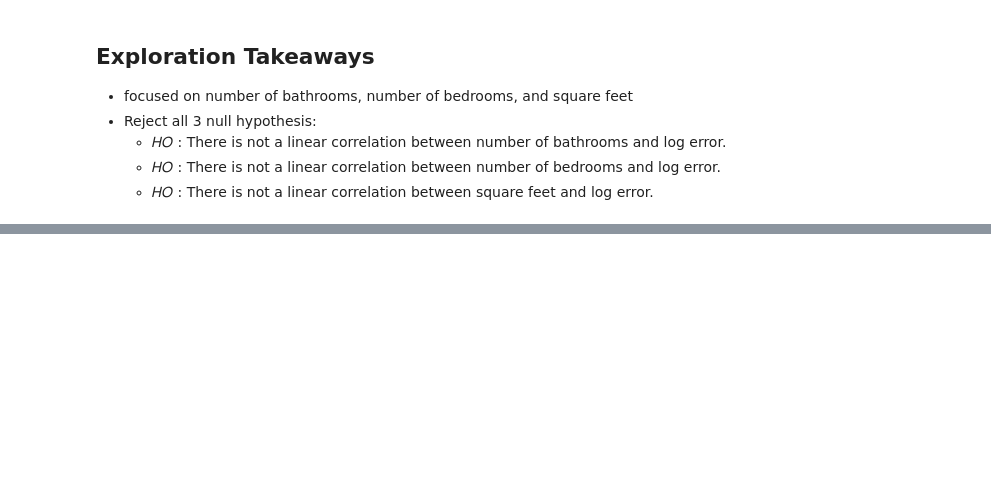
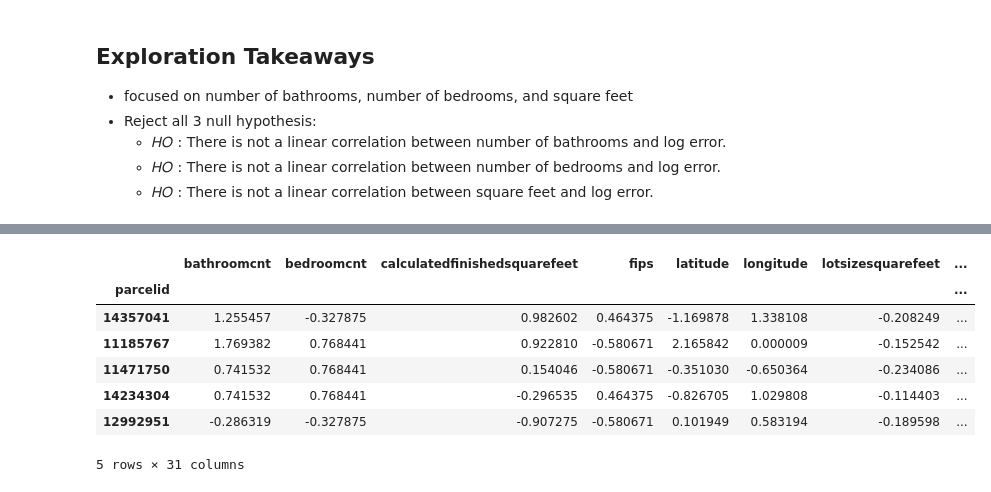
Before and after one commit to jamesallen0351/clustering-project, a Jupyter notebook: zillow_notebook.ipynb, the cells around one changed output, grey strips where cells are left out. Saved outputs shown, nothing was run; the diff lists cells and outputs as text; code cells hidden in the pictures; blank space fills up the shorter version.

```diff
--- a/zillow_notebook.ipynb
+++ b/zillow_notebook.ipynb
@@ -409,0 +411,11 @@ wrangle_zillow.create_scatter_plot('longitude','latitude',train,kmeans, X_scaled
+# %%
+X_train.head()
+# %% [output]
+|  | bathroomcnt | bedroomcnt | calculatedfinishedsquarefeet | fips | latitude | longitude | lotsizesquarefeet | ... |
+| parcelid |  |  |  |  |  |  |  | ... |
+| 14357041 | 1.255457 | -0.327875 | 0.982602 | 0.464375 | -1.169878 | 1.338108 | -0.208249 | ... |
+| 11185767 | 1.769382 | 0.768441 | 0.922810 | -0.580671 | 2.165842 | 0.000009 | -0.152542 | ... |
+| 11471750 | 0.741532 | 0.768441 | 0.154046 | -0.580671 | -0.351030 | -0.650364 | -0.234086 | ... |
+| 14234304 | 0.741532 | 0.768441 | -0.296535 | 0.464375 | -0.826705 | 1.029808 | -0.114403 | ... |
+| 12992951 | -0.286319 | -0.327875 | -0.907275 | -0.580671 | 0.101949 | 0.583194 | -0.189598 | ... |
+5 rows × 31 columns
```
Also changed, not shown: parts of 7 cells of this notebook, 1 other file.
